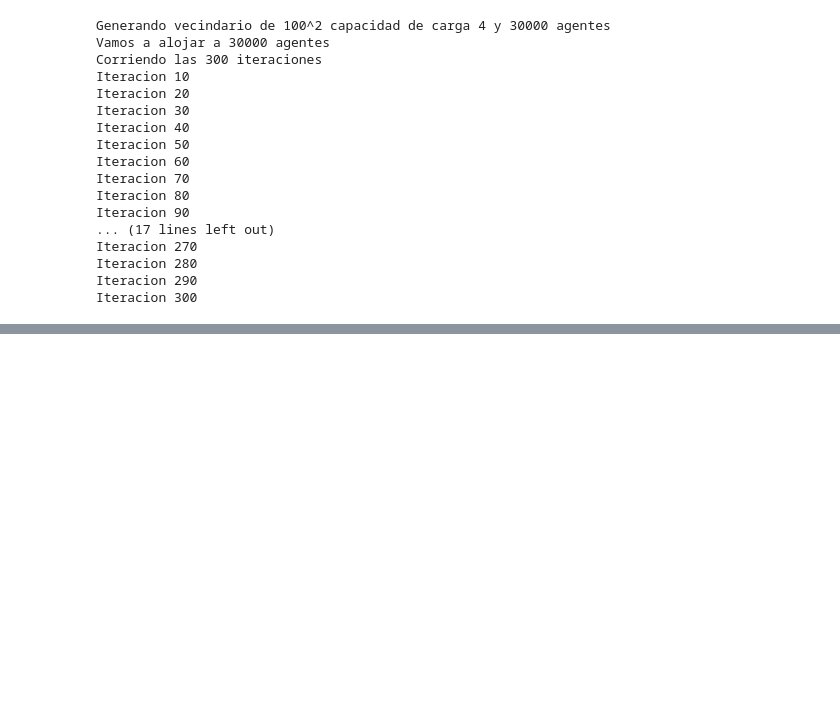
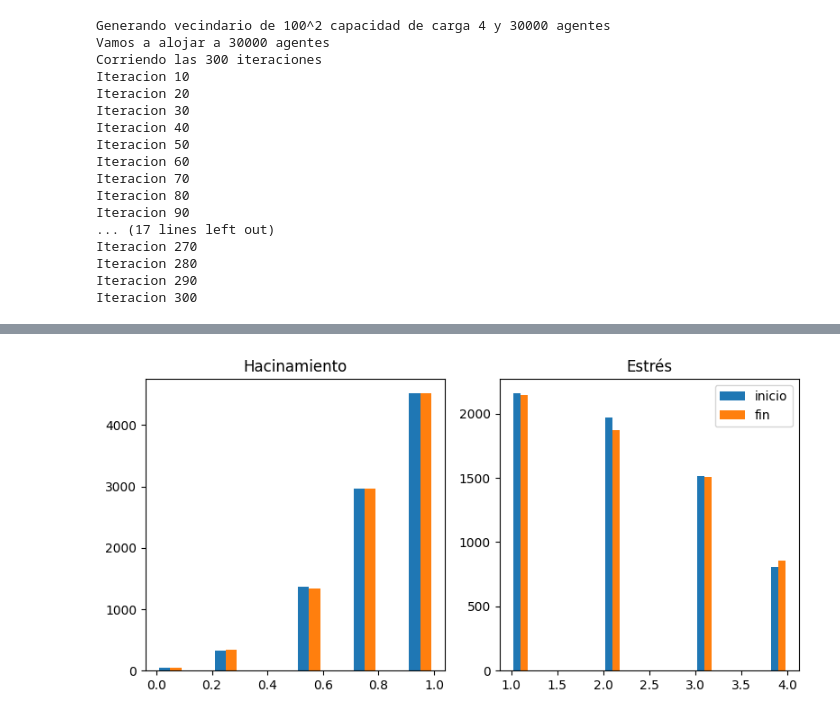
Before and after one commit to sergiohzlz/modelo_gentrificacion, a Jupyter notebook: phd_tercer_semestre.ipynb, the cells around one changed output, grey strips where cells are left out. Drawn from its saved outputs; the diff is of its cells as text; code cells hidden in the pictures; blank space fills up the shorter version.

```diff
--- a/phd_tercer_semestre.ipynb
+++ b/phd_tercer_semestre.ipynb
@@ -558,0 +569,14 @@ Iteracion 300
+# %%
+fig, ax = plt.subplots(1,2, figsize=(8,4))
+
+
+# al inicio
+ax[0].hist((H[0],H[-1]), label=['inicio','fin']);
+ax[0].set_title('Hacinamiento')
+ax[1].hist((E[0],E[-1]), bins=bins_e, label=['inicio','fin'])
+ax[1].set_title('Estrés')
+
+plt.legend()
+plt.tight_layout()
+# %% [output]
+[figure, added]
```
Also changed, not shown: parts of 1 cell of this notebook, 1 other file.
